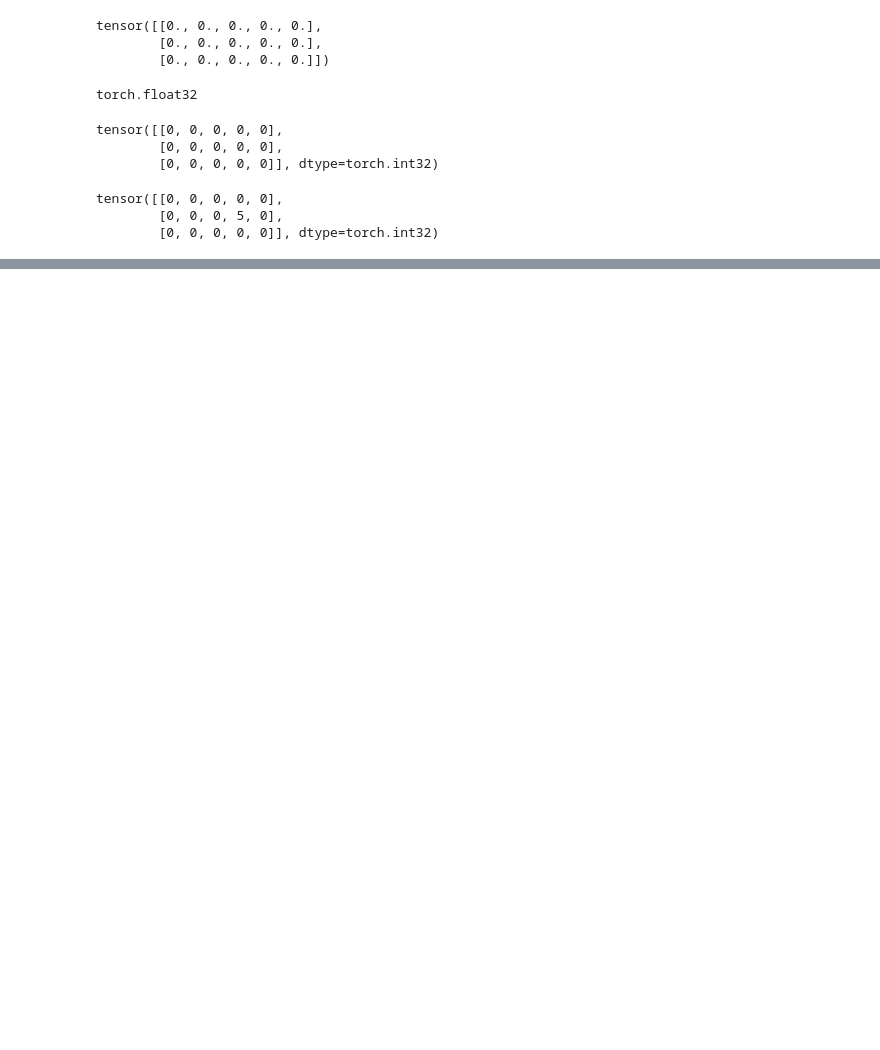
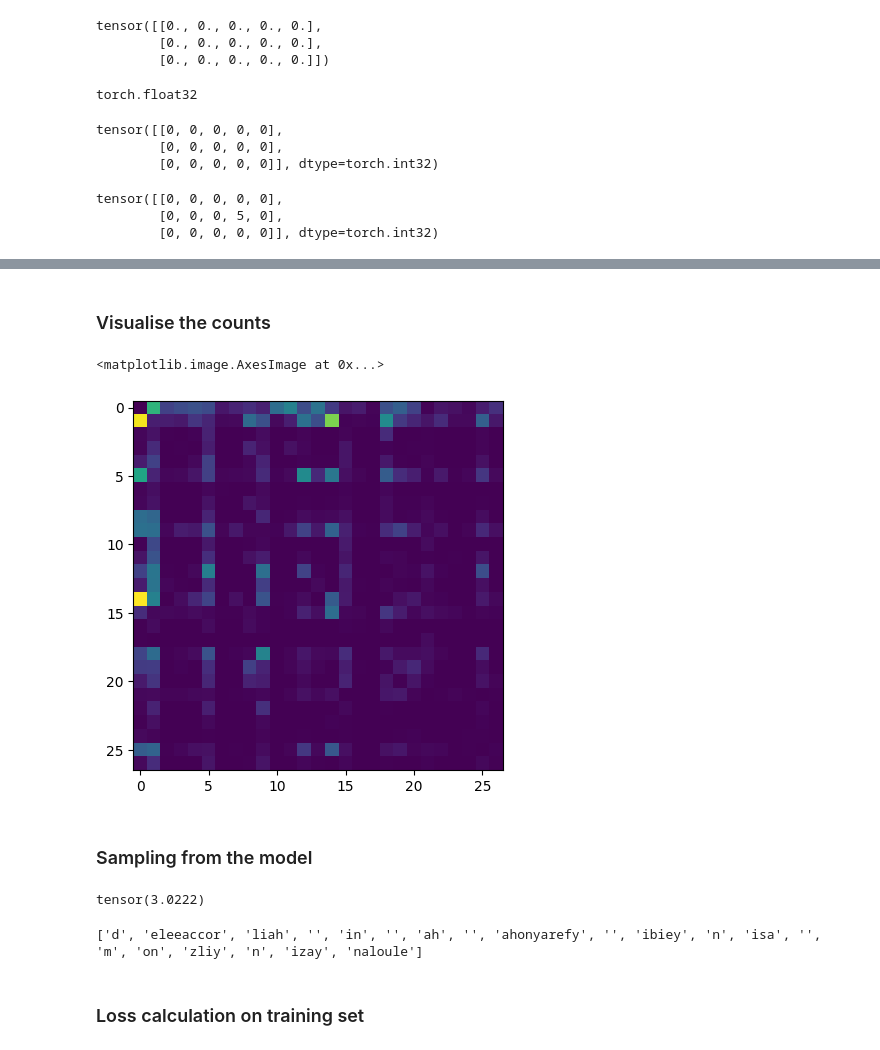
Before and after one commit to sunilch/learning, a Jupyter notebook: andrej/1_bigram_language_model.ipynb, the cells around one changed output, grey strips where cells are left out. Drawn from its saved outputs; the diff is of its cells as text; code cells hidden in the pictures; blank space fills up the shorter version.

Commit message:
bigram language model

```diff
--- a/andrej/1_bigram_language_model.ipynb
+++ b/andrej/1_bigram_language_model.ipynb
@@ -4,7 +4,7 @@ import matplotlib.pyplot as plt
 %matplotlib inline
 import torch
 # %%
-input_dir = "/home/schidara-dev/repos/learningrepos/makemore/"
+input_dir = "/Users/schidara/repos/learningrepos/makemore/"
 names_file = "names.txt"
 # %%
 with open(input_dir+names_file, "r") as f:
@@ -42,0 +55,8 @@ tensor([[0, 0, 0, 0, 0],
+# %%
+# all chars
+chars = ['.']+sorted(list(set(''.join(names_lines))))
+print(chars)
+stoi = {char:i for i, char in enumerate(chars)}
+print(stoi['z'])
+print(stoi['a'])
+print(stoi['.'])
@@ -42,0 +75,9 @@ tensor([[0, 0, 0, 0, 0],
+# %%
+# Creating a bigram count table
+Counts = torch.zeros(27, 27, dtype=torch.int32)
+# %%
+# Populating it with the bigram counts
+for name in names_lines:
+    mod_name = '.'+name+'.'
+    for fl, ll in zip(mod_name, mod_name[1:]):
+        Counts[stoi[fl], stoi[ll]] += 1
@@ -42,0 +104,9 @@ tensor([[0, 0, 0, 0, 0],
+# %% [markdown]
+### Visualise the counts
+# %%
+plt.imshow(Counts)
+# %% [output]
+<matplotlib.image.AxesImage at 0x...>
+[figure, added]
+# %% [markdown]
+### Sampling from the model
@@ -42,0 +118,25 @@ tensor([[0, 0, 0, 0, 0],
+# %%
+probs[:, 0].sum()
+# %% [output]
+tensor(3.0222)
+# %%
+# We start with the . which is the starting char and end the sampling for the name after we encounter it another time
+g = torch.Generator().manual_seed(1234)
+curr_idx = stoi['.']
+names = []
+for num in range(20):
+    name = ''
+    while True:
+        row_probs = probs[curr_idx]
+        new_idx = torch.multinomial(row_probs, 1, replacement=True, generator=g).item()
+        if new_idx == stoi['.']:
+            break
+        name += itos[new_idx]
+        curr_idx = new_idx
+    names.append(name)
+
+print(names)
+# %% [output]
+['d', 'eleeaccor', 'liah', '', 'in', '', 'ah', '', 'ahonyarefy', '', 'ibiey', 'n', 'isa', '', 'm', 'on', 'zliy', 'n', 'izay', 'naloule']
+# %% [markdown]
+### Loss calculation on training set
```
Also changed, not shown: parts of 55 cells of this notebook, 2 other files.
